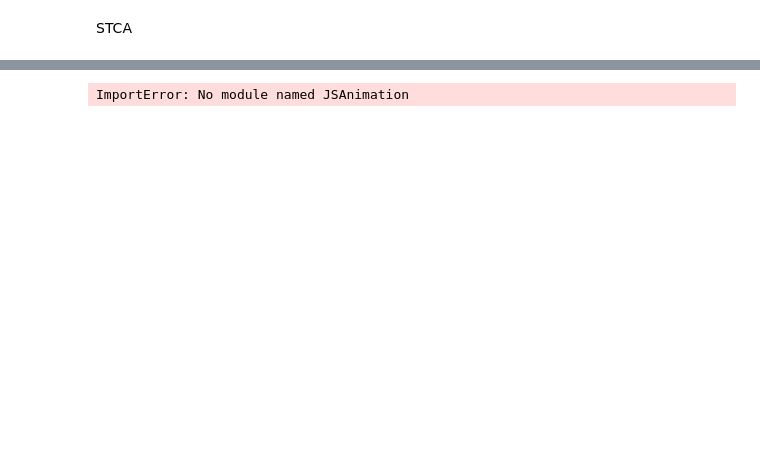
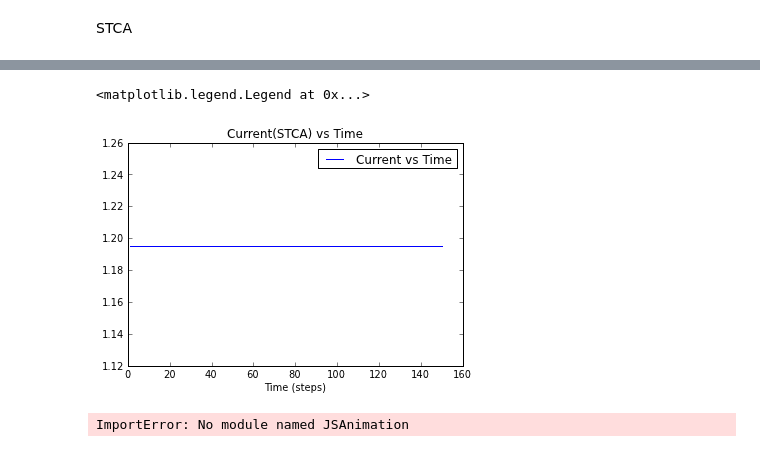
Before and after one commit to aalittlephys202/PHYS202-S13, a Jupyter notebook: Project/Traffic Flow.ipynb, the cells around one changed output, grey strips where cells are left out. Saved outputs shown, nothing was run; the diff lists cells and outputs as text; code cells hidden in the pictures; blank space fills up the shorter version.

```diff
--- a/Project/Traffic Flow.ipynb
+++ b/Project/Traffic Flow.ipynb
@@ -391,3 +397,13 @@ plot(t,v_aveSTCA)
+# %%
+density = 10./200.
+currentSTCA = x_aveSTCA*density
+plot(t,currentSTCA,label='Current vs Time')
+xlabel('Time (steps)')
+title("Current(STCA) vs Time")
+legend(loc=0)
+# %% [output]
+<matplotlib.legend.Legend at 0x...>
+[figure, added]
 # %%
 import sys
 sys.path.insert(0,"Users/Alex/Documents/Github/PHYS202-S13/JSAnimation")
```
Also changed, not shown: parts of 17 cells of this notebook, 3 other files.
